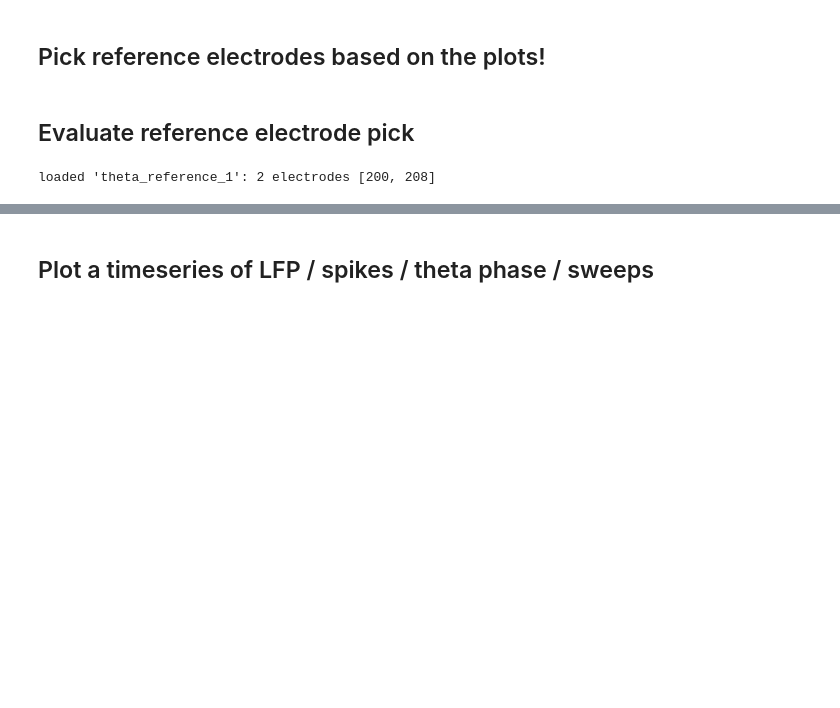
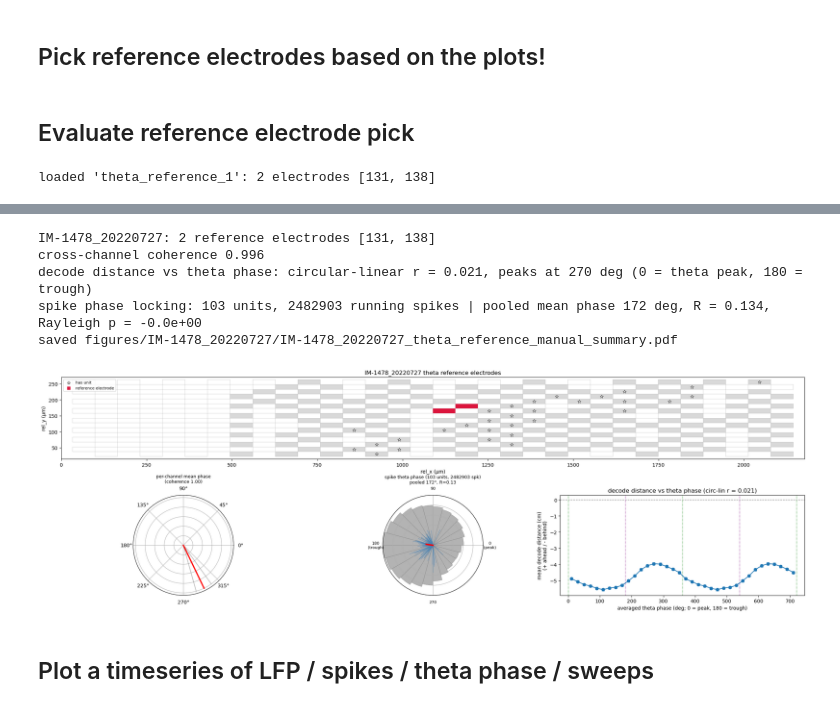
Before and after one commit to calderast/Hex-maze-spyglass, a Jupyter notebook: notebooks/analysis/Select_Theta_Reference_Electrodes.ipynb, the cells around one changed output, grey strips where cells are left out. Cells and saved outputs as stored; diff of their text form; code cells hidden in the pictures; blank space fills up the shorter version.

```diff
--- a/notebooks/analysis/Select_Theta_Reference_Electrodes.ipynb
+++ b/notebooks/analysis/Select_Theta_Reference_Electrodes.ipynb
@@ -551,7 +549,7 @@ import spyglass.common as sgc
 import spyglass.spikesorting.v1 as sgs
 from spyglass_hexmaze.hex_maze_decoding import HexMazeDecodedPosition, HexMazeThetaV1
 
-nwb_file_name = "IM-1478_20220724_.nwb"
+nwb_file_name = "IM-1478_20220727_.nwb"
 REFERENCE_NAME = "theta_reference_1"
 
 # Fetch reference electrode set for this nwb
@@ -771,7 +769,7 @@ plt.tight_layout()
 save_fig(fig, f"{session_id}_theta_reference_manual_summary")
 plt.show()
 # %% [output]
-loaded 'theta_reference_1': 2 electrodes [200, 208]
+loaded 'theta_reference_1': 2 electrodes [131, 138]
  ndx-optogenetics defines ExcitationSource.model as a link to ExcitationSourceModel while the core schema defines it as a link to DeviceModel. ExcitationSourceModel is not a subtype of DeviceModel.
 ndx-optogenetics defines OpticalFiber.model as a link to OpticalFiberModel while the core schema defines it as a link to DeviceModel. OpticalFiberModel is not a subtype of DeviceModel.
 This may cause compatibility issues. Please update the extension version if possible or install an older version of the core schema that is compatible.
@@ -792,3 +790,9 @@ This may cause compatibility issues. Please update the extension version if poss
+IM-1478_20220727: 2 reference electrodes [131, 138]
+cross-channel coherence 0.996
+decode distance vs theta phase: circular-linear r = 0.021, peaks at 270 deg (0 = theta peak, 180 = trough)
+spike phase locking: 103 units, 2482903 running spikes | pooled mean phase 172 deg, R = 0.134, Rayleigh p = -0.0e+00
+saved figures/IM-1478_20220727/IM-1478_20220727_theta_reference_manual_summary.pdf
+[figure, added]
 # %% [markdown]
 ## Plot a timeseries of LFP / spikes / theta phase / sweeps
 # %%
```
Also changed, not shown: parts of 4 cells of this notebook.
